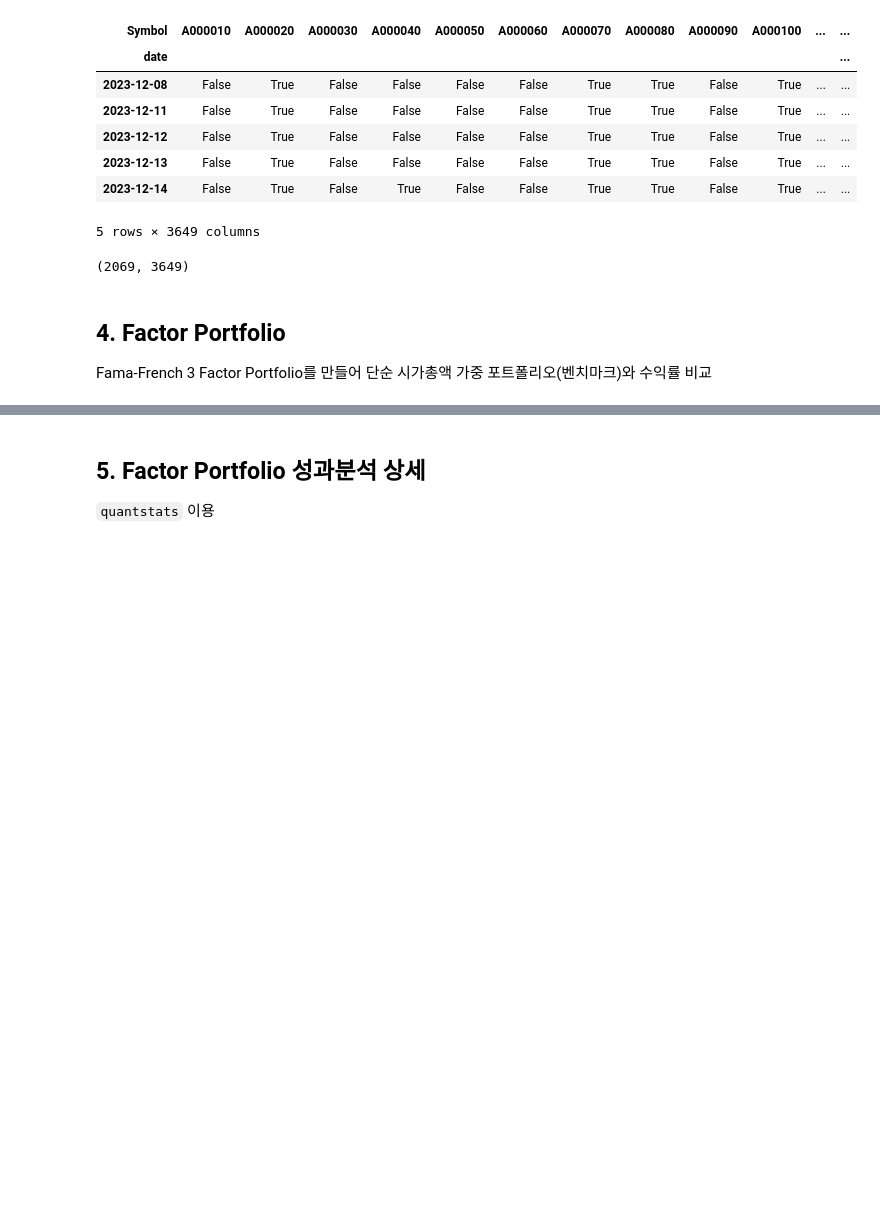
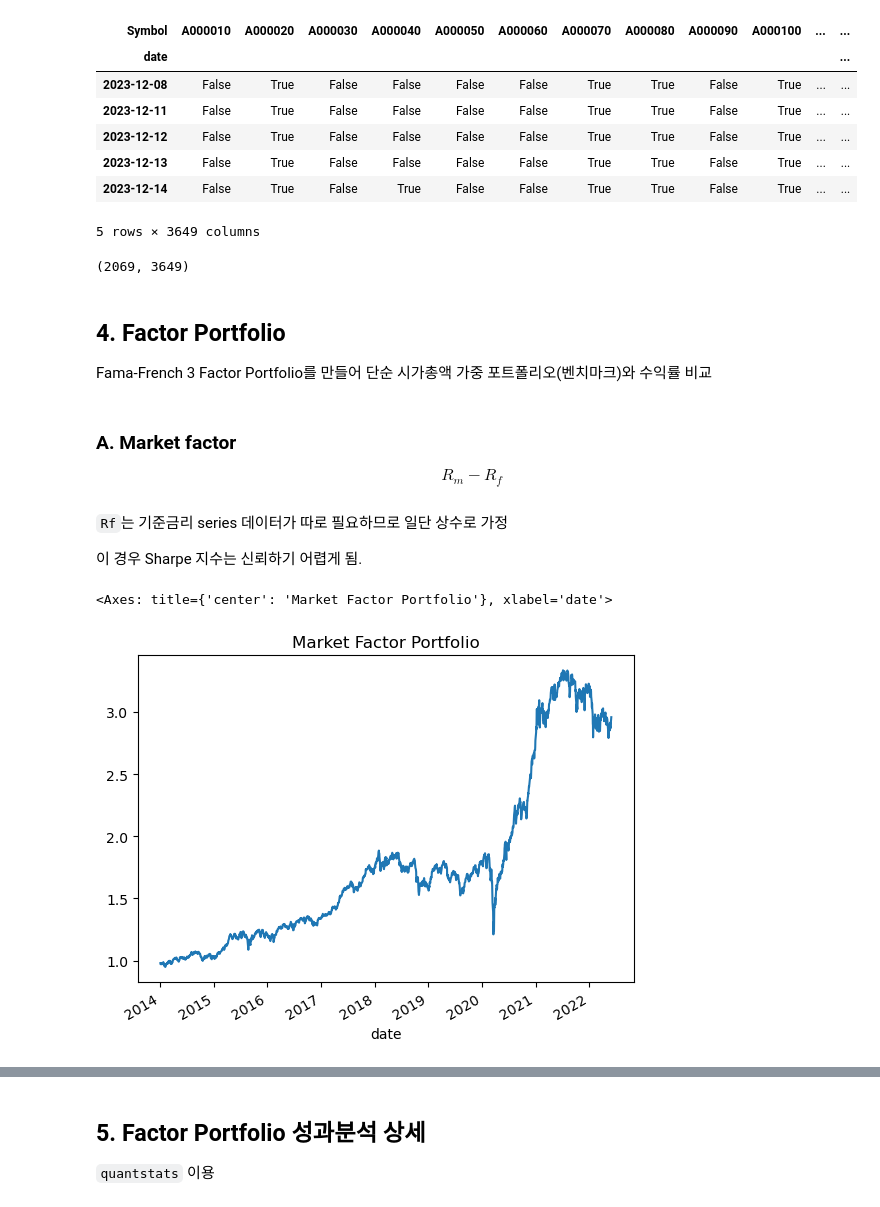
Before and after one commit to jaepil-choi/qtrsch, a Jupyter notebook: factor_research.ipynb, the cells around one changed output, grey strips where cells are left out. Drawn from its saved outputs; the diff is of its cells as text; code cells hidden in the pictures; blank space fills up the shorter version.

Commit message:
[RESEARCH] : Add A. Market Factor Portfolio PnL

```diff
--- a/factor_research.ipynb
+++ b/factor_research.ipynb
@@ -170,6 +170,8 @@ return_2d = return_2d.loc[START_DATE:END_DATE][univ2000_2d]
 tradingmoneyvolume_2d = tradingmoneyvolume_2d.loc[START_DATE:END_DATE][univ2000_2d]
 mktcap_2d = mktcap_2d.loc[START_DATE:END_DATE][univ2000_2d]
 foreigner_2d = foreigner_2d.loc[START_DATE:END_DATE][univ2000_2d]
+# %%
+return_2d = return_2d * 0.01 # % -> decimal
 # %%
 return_2d.shape
 # %% [output]
@@ -178,3 +180,23 @@ return_2d.shape
 ## 4. Factor Portfolio
 
 Fama-French 3 Factor Portfolio를 만들어 단순 시가총액 가중 포트폴리오(벤치마크)와 수익률 비교
+# %% [markdown]
+### A. Market factor
+
+$$ R_m - R_f $$
+# %% [markdown]
+`Rf`는 기준금리 series 데이터가 따로 필요하므로 일단 상수로 가정
+
+이 경우 Sharpe 지수는 신뢰하기 어렵게 됨.
+# %%
+RISK_FREE = 0.04 / 252 # 1년 4% 수익률을 252일로 나눔
+# %%
+cap_weight = mktcap_2d.div(mktcap_2d.sum(axis=1), axis=0)
+Rm = (return_2d - RISK_FREE).mul(cap_weight).sum(axis=1)
+# %%
+Rm.index = pd.to_datetime(Rm.index)
+# %%
+(1+Rm).cumprod().plot(title='Market Factor Portfolio')
+# %% [output]
+<Axes: title={'center': 'Market Factor Portfolio'}, xlabel='date'>
+[figure, added]
```
Also changed, not shown: parts of 2 cells of this notebook.
